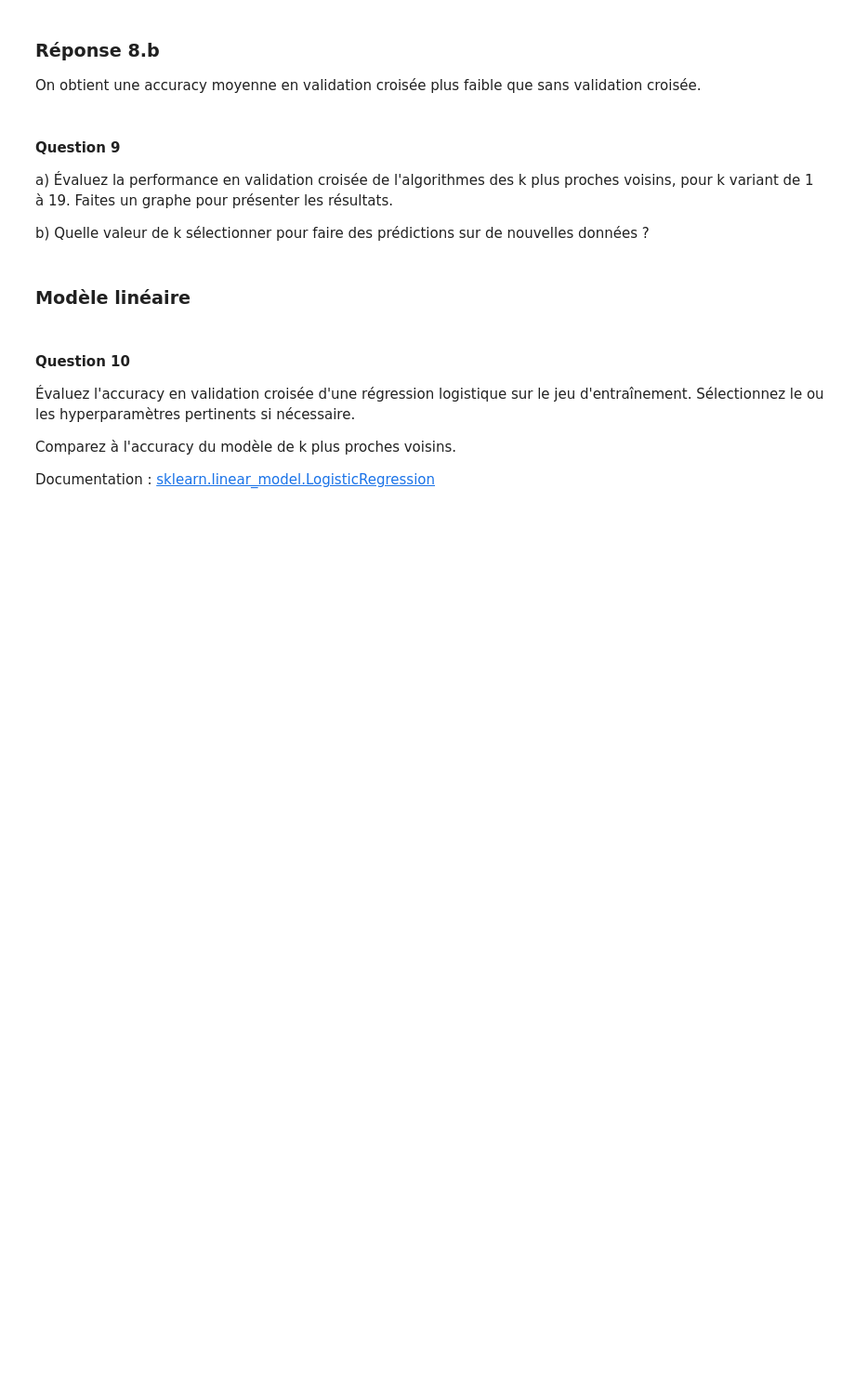
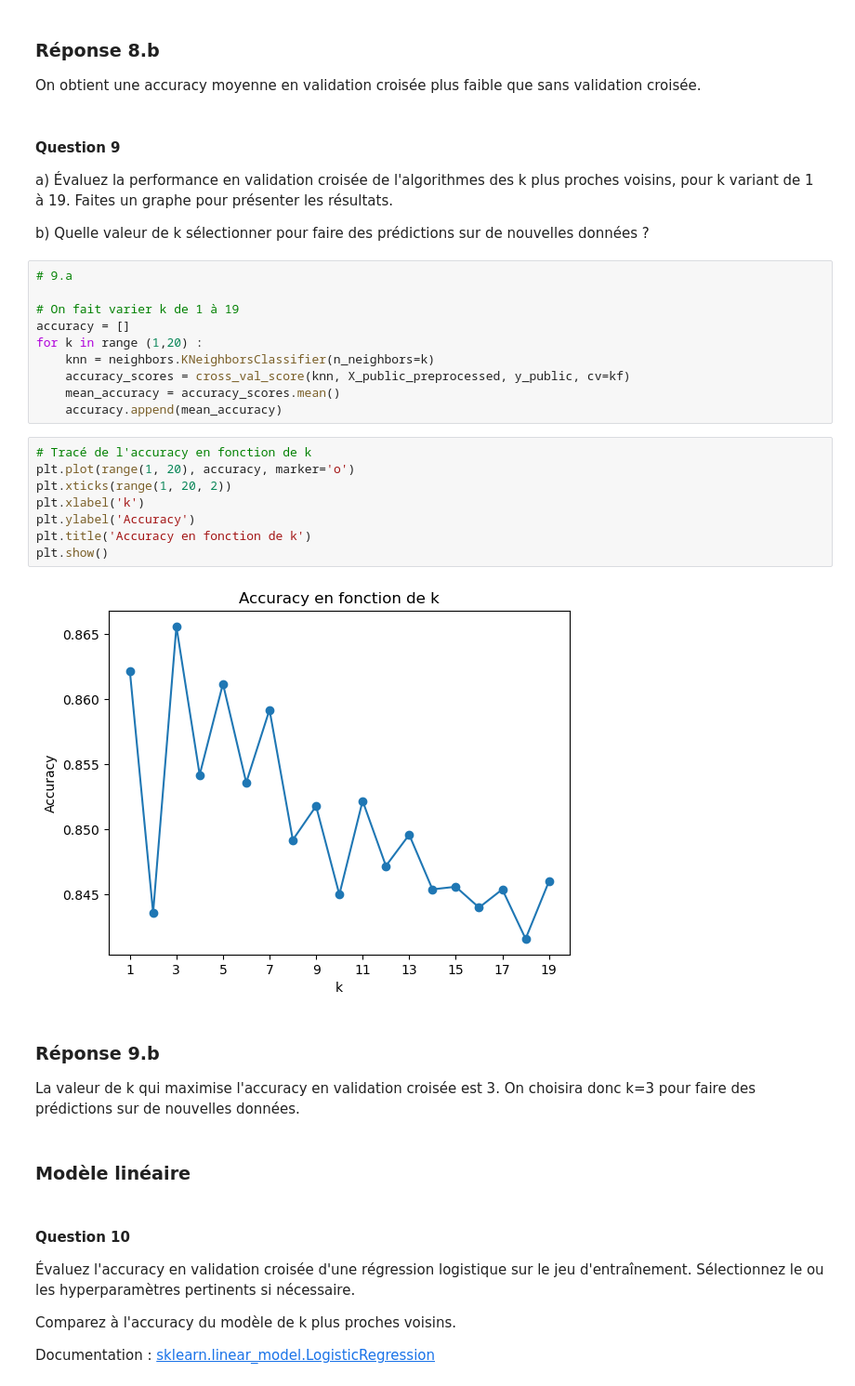
Before and after one commit to donatiendelachesnais/Projet-sciences-des-donn-es, a Jupyter notebook: Projet_SDD_2024.ipynb, the cells around one changed output. Shown at 93% size. Saved outputs shown, nothing was run; the diff lists cells and outputs as text; blank space fills up the shorter version.

```diff
--- a/Projet_SDD_2024.ipynb
+++ b/Projet_SDD_2024.ipynb
@@ -342,6 +344,30 @@ On obtient une accuracy moyenne en validation croisée plus faible que sans vali
 a) Évaluez la performance en validation croisée de l'algorithmes des k plus proches voisins, pour k variant de 1 à 19. Faites un graphe pour présenter les résultats.
 
 b) Quelle valeur de k sélectionner pour faire des prédictions sur de nouvelles données ?
+# %%
+# 9.a
+
+# On fait varier k de 1 à 19
+accuracy = []
+for k in range (1,20) :
+    knn = neighbors.KNeighborsClassifier(n_neighbors=k)
+    accuracy_scores = cross_val_score(knn, X_public_preprocessed, y_public, cv=kf)
+    mean_accuracy = accuracy_scores.mean()
+    accuracy.append(mean_accuracy)
+# %%
+# Tracé de l'accuracy en fonction de k
+plt.plot(range(1, 20), accuracy, marker='o')
+plt.xticks(range(1, 20, 2))
+plt.xlabel('k')
+plt.ylabel('Accuracy')
+plt.title('Accuracy en fonction de k')
+plt.show()
+# %% [output]
+[figure, added]
+# %% [markdown]
+### Réponse 9.b
+
+La valeur de k qui maximise l'accuracy en validation croisée est 3. On choisira donc k=3 pour faire des prédictions sur de nouvelles données.
 # %% [markdown]
 ### Modèle linéaire
 # %% [markdown]
```
Also changed, not shown: parts of 3 cells of this notebook.
